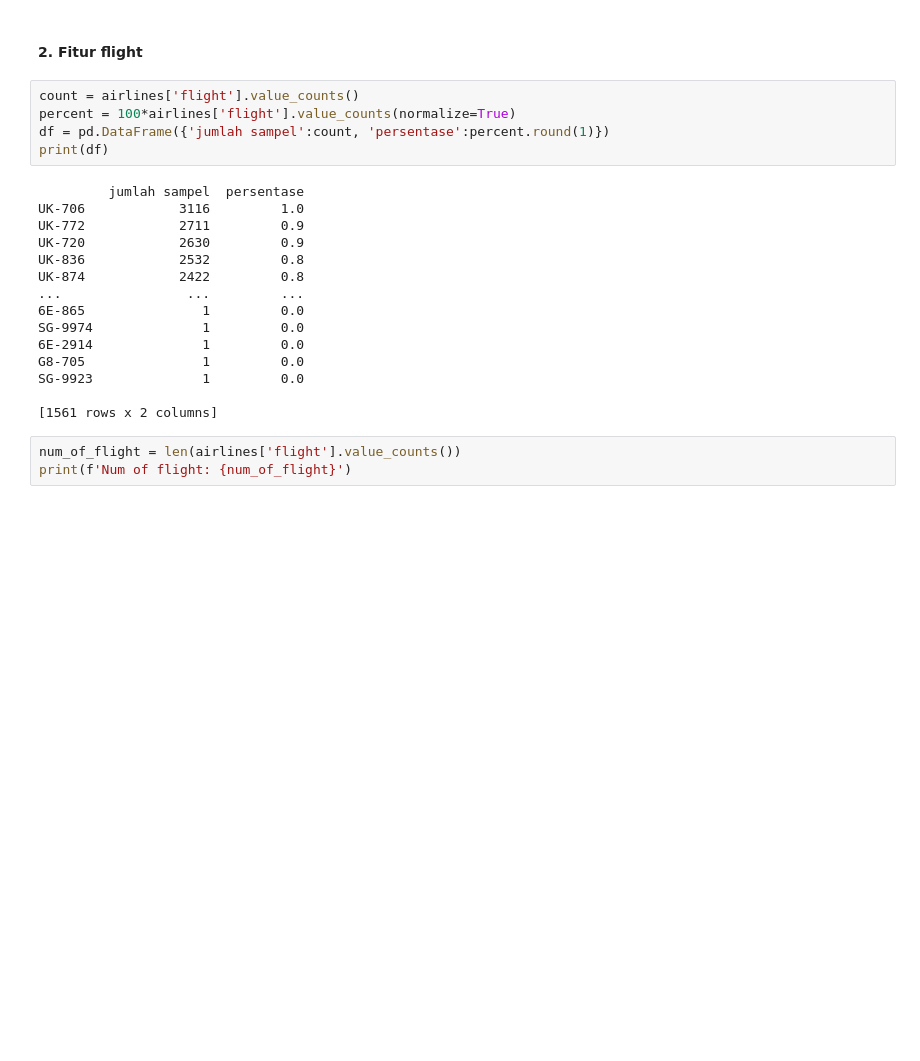
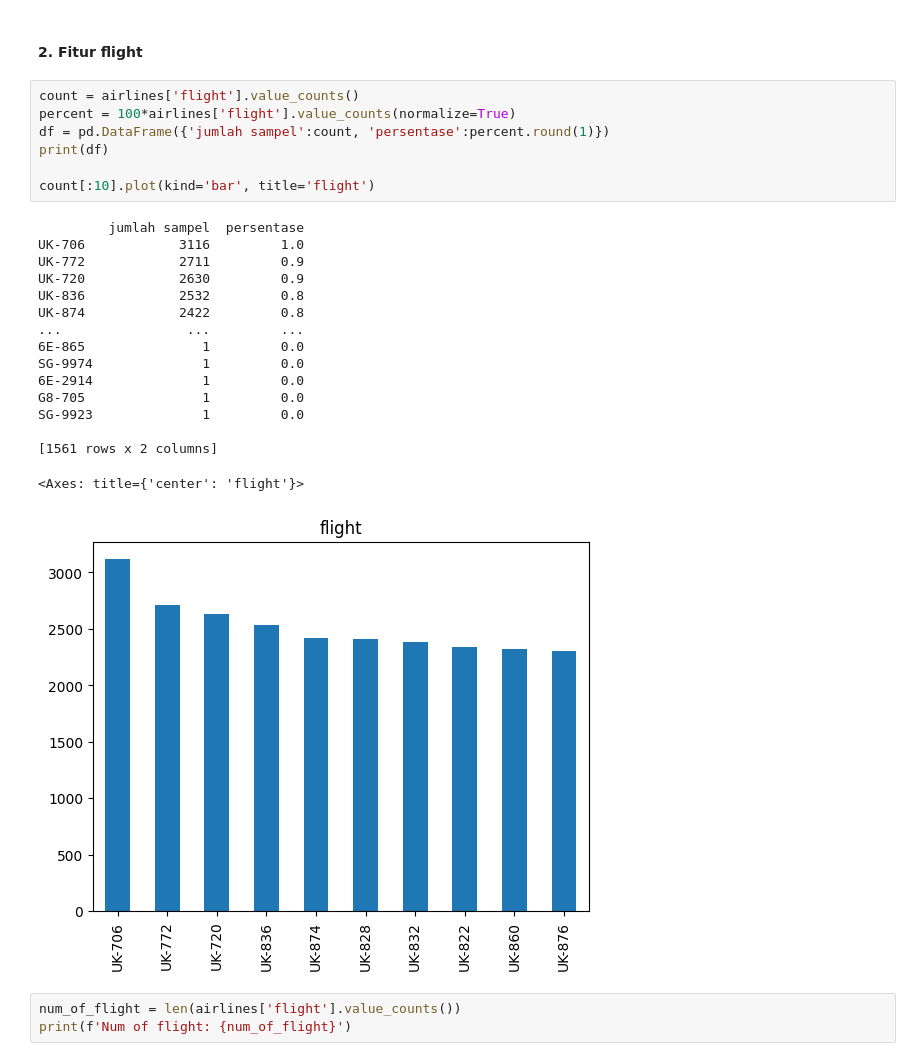
Before and after one commit to Andi-IM/Airline-Ticket-Predictive-Analysis, a Jupyter notebook: Airline_Price_Predictive_Analytics.ipynb, the cells around one changed output. Saved outputs shown, nothing was run; the diff lists cells and outputs as text; blank space fills up the shorter version.

```diff
--- a/Airline_Price_Predictive_Analytics.ipynb
+++ b/Airline_Price_Predictive_Analytics.ipynb
@@ -182,23 +186,27 @@ SpiceJet            9011         3.0
 # %%
 count = airlines['flight'].value_counts()
 percent = 100*airlines['flight'].value_counts(normalize=True)
 df = pd.DataFrame({'jumlah sampel':count, 'persentase':percent.round(1)})
 print(df)
+
+count[:10].plot(kind='bar', title='flight')
 # %% [output]
          jumlah sampel  persentase
 UK-706            3116         1.0
 UK-772            2711         0.9
 UK-720            2630         0.9
 UK-836            2532         0.8
 UK-874            2422         0.8
 ...                ...         ...
 6E-865               1         0.0
 SG-9974              1         0.0
 6E-2914              1         0.0
 G8-705               1         0.0
 SG-9923              1         0.0
 
 [1561 rows x 2 columns]
+<Axes: title={'center': 'flight'}>
+[figure, added]
 # %%
 num_of_flight = len(airlines['flight'].value_counts())
 print(f'Num of flight: {num_of_flight}')
```
Also changed, not shown: parts of 7 cells of this notebook.
